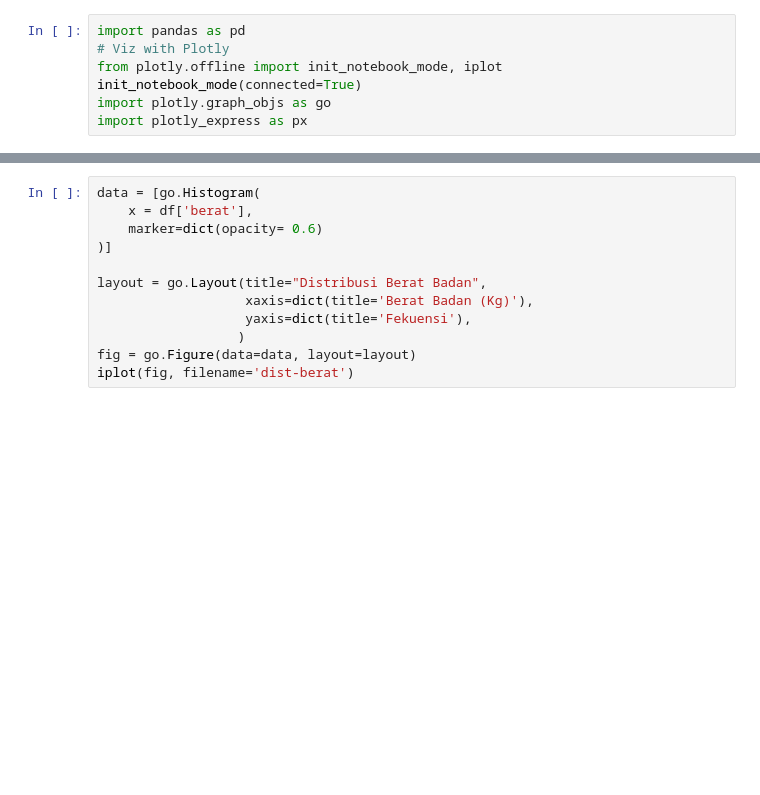
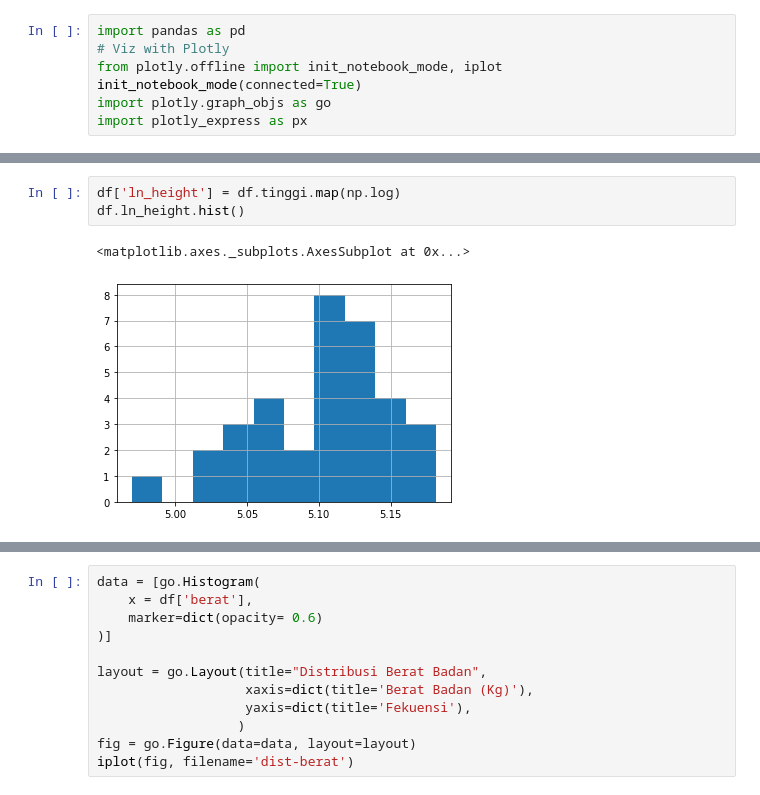
Before and after one commit to jojonicho/mpktb-plotly-visualize, a Jupyter notebook: mpktb.ipynb, the cells around one changed output, grey strips where cells are left out. Saved outputs shown, nothing was run; the diff lists cells and outputs as text; blank space fills up the shorter version.

```diff
--- a/mpktb.ipynb
+++ b/mpktb.ipynb
@@ -88,0 +106,6 @@ df
+# %%
+df['ln_height'] = df.tinggi.map(np.log)
+df.ln_height.hist()
+# %% [output]
+<matplotlib.axes._subplots.AxesSubplot at 0x...>
+[figure, added]
```
Also changed, not shown: parts of 15 cells of this notebook.
